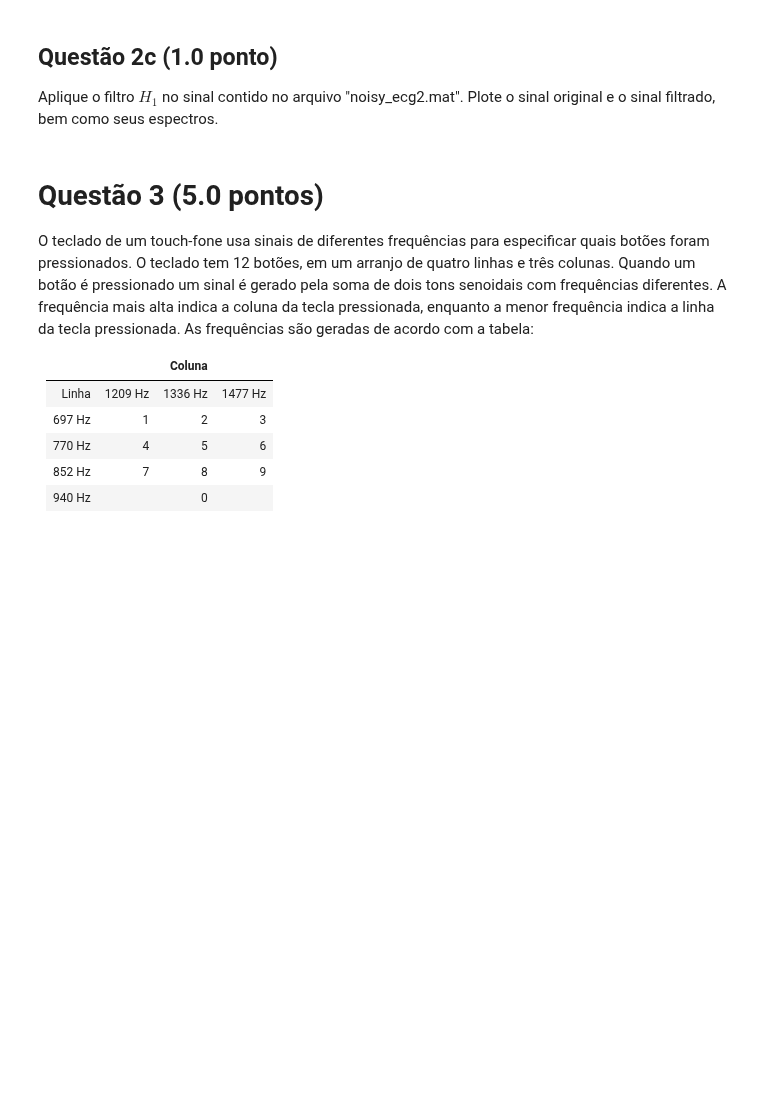
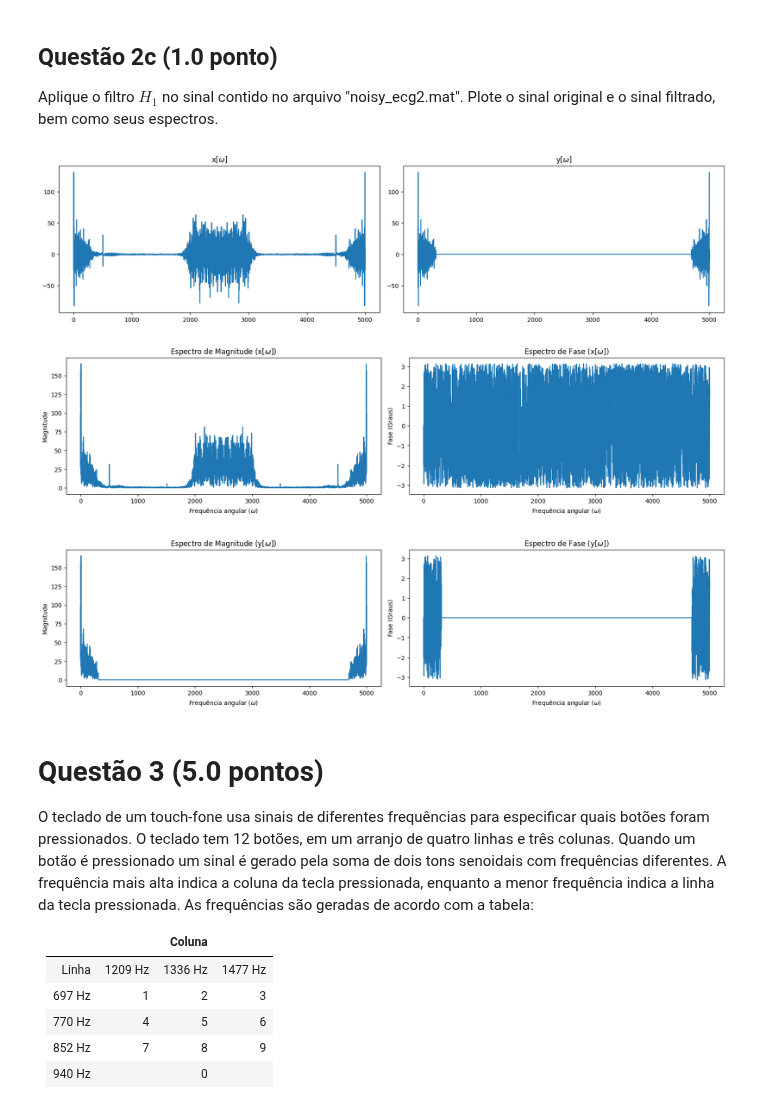
Before and after one commit to akaTsunemori/signal-processing-studies, a Jupyter notebook: projeto-3/projeto3.ipynb, the cells around one changed output. Cells and saved outputs as stored; diff of their text form; code cells hidden in the pictures; blank space fills up the shorter version.

```diff
--- a/projeto-3/projeto3.ipynb
+++ b/projeto-3/projeto3.ipynb
@@ -153,10 +170,29 @@ Compare o espectro do sinal $x\left[n\right]$ com o espectro do sinal $y\left[n\
 ## Questão 2c (1.0  ponto)
 
 Aplique o filtro $H_1$ no sinal contido no arquivo "noisy_ecg2.mat". Plote o sinal original e o sinal filtrado, bem como seus espectros.
-# %%
-#Resposta da questão 2c
-
-sinal = sp.io.loadmat('noisy_ecg_data_2.mat')['noisy_ecg2'].ravel()
+# %%
+signal = sp.io.loadmat('noisy_ecg_data_2.mat')['noisy_ecg2'].ravel()
+x_w = sp.fftpack.fft(signal) # Fast Fourier Transform do módulo scipy
+f_o = len(signal) * (1/16) # Frequência de corte
+y_w = h(x_w, f_o)
+# Espectros de Magnitude e Fase de x[w] e y[w]
+x_mag = abs(x_w)
+x_phase = np.angle(x_w)
+y_mag = abs(y_w)
+y_phase = np.angle(y_w)
+# Plotar x[w], y[w] e seus espectros
+fig, ax = plt.subplots(nrows=1, ncols=2, figsize=(16, 4), layout='constrained')
+ax[0].plot(x_w)
+plt.setp(ax[0], title='x[$\omega$]')
+ax[1].plot(y_w)
+plt.setp(ax[1], title='y[$\omega$]')
+plt.show()
+plot_freq_response(x_mag, x_phase, 'x')
+plot_freq_response(y_mag, y_phase, 'y')
+# %% [output]
+[figure, added]
+[figure, added]
+[figure, added]
 # %% [markdown]
 # Questão 3 (5.0 pontos)
 
```
Also changed, not shown: parts of 5 cells of this notebook.
